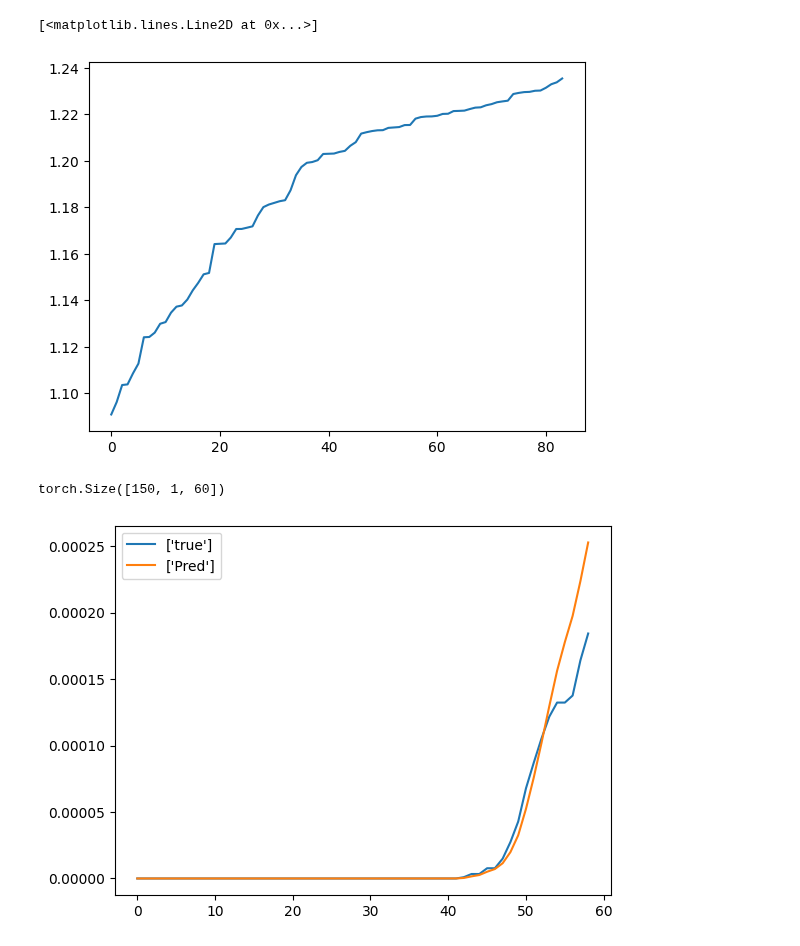
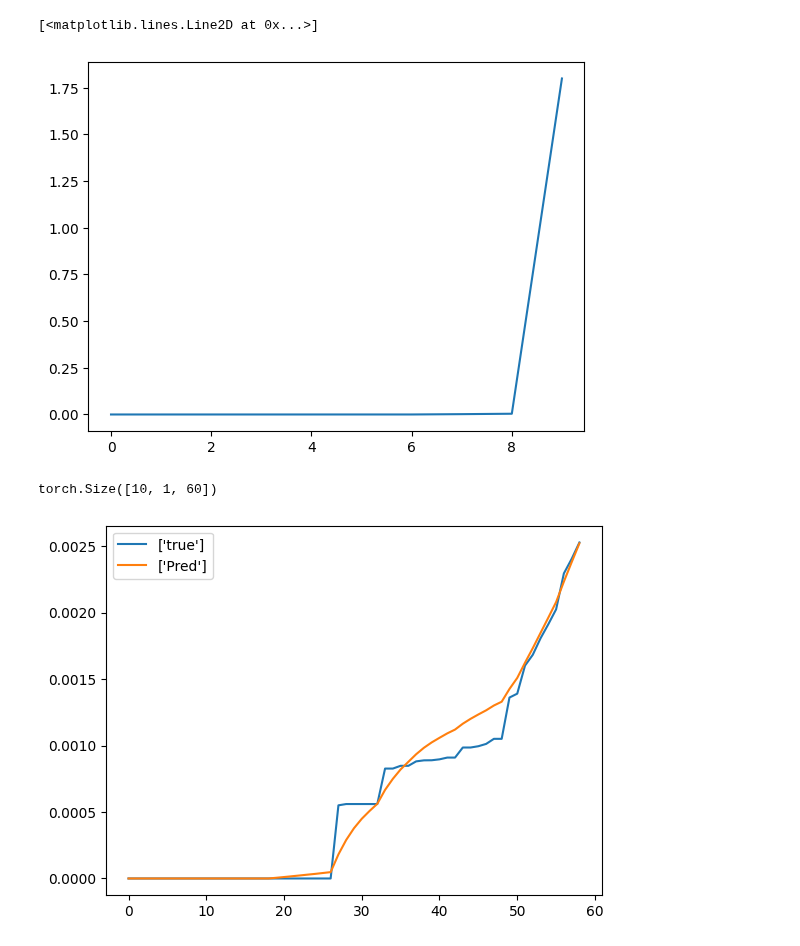
Before and after one commit to bizhili/Topology_Learning_Epis, a Jupyter notebook: test_multi_cities_no_att_real.ipynb, the cells around one changed output. Cells and saved outputs as stored; diff of their text form; code cells hidden in the pictures.

```diff
--- a/test_multi_cities_no_att_real.ipynb
+++ b/test_multi_cities_no_att_real.ipynb
@@ -36,15 +36,15 @@ device= paras.device if torch.cuda.is_available() else "cpu"
 #preset
 paras.modelLoad= "AA"
 paras.epoches= 20000
-paras.strains = 3
+paras.strains = 1
 
-Epi= "covid_" # sars, covid, H1N1
-Epi= "" # sars, covid, H1N1
+Epi= "sars_" # sars, covid, H1N1
+# Epi= "" # sars, covid, H1N1
 
 # Read the CSV file into a NumPy array
-epiOData = np.genfromtxt(f'testData/{Epi}test_data.csv', delimiter=',', skip_header=0)
-popData = np.genfromtxt(f'testData/{Epi}test_pop.csv', delimiter=',', skip_header=0)
-popIdxData = np.genfromtxt(f'testData/{Epi}test_pop_inx.csv', delimiter=',', skip_header=0)
+epiOData = np.genfromtxt(f'testData/{Epi}test_data.csv', delimiter=',', skip_header=0)[:, -10:]
+popData = np.genfromtxt(f'testData/{Epi}test_pop.csv', delimiter=',', skip_header=0)[-10:]
+popIdxData = np.genfromtxt(f'testData/{Epi}test_pop_inx.csv', delimiter=',', skip_header=0)[-10:]
 file_path = 'testData/Country_Population_final.csv'
 data = pd.read_csv(file_path)
 popName= data["Country"].tolist()
@@ -60,11 +60,11 @@ epiData[epiData<0]= 0
 epiData= epiData.T
 
 
-epiData= np.stack([epiData[:, 0:60], epiData[:, 60:120], epiData[:, 120: 180]], axis= 1)
+# epiData= np.stack([epiData[:, 0:60], epiData[:, 60:120], epiData[:, 120: 180]], axis= 1)
 # print(epiData.shape)
-# epiData= epiData[:, None, :]
+epiData= epiData[:, None, :]
 # print(epiData.shape)
-divide= torch.Tensor(epiData, device= device)
+divide= torch.Tensor(epiData, device= device)*1e3
 # print(divide.shape)
 paras.n= divide.shape[0]
 P= torch.Tensor(popData, device= device)
@@ -246,16 +242,16 @@ print([curPopName[i] for i in rankedPreAdegree])
 plt.plot(sumDegree[rankedPreAdegree])
 # %% [output]
 [<matplotlib.lines.Line2D at 0x...>]
-[figure, old version]
+[figure, new version]
 # %%
 if plotFlag==1:
-    node= [-17]
+    node= [-1]
     refEpi= np.cumsum(signal[node, :, 1:].squeeze().T.cpu().detach().numpy(), axis= 0)
     preEpi= np.cumsum(predSignal[node, :, 1:].squeeze().T.cpu().detach().numpy(), axis= 0)
     plt.plot(refEpi, label= paras.strains*len(node)*["true"])
     plt.plot(preEpi, label= paras.strains*len(node)*["Pred"])
     plt.legend()
     print(signal.shape)
 # %% [output]
-torch.Size([150, 1, 60])
+torch.Size([10, 1, 60])
-[figure, old version]
+[figure, new version]
```
Also changed, not shown: parts of 8 cells of this notebook, 9 other files.
